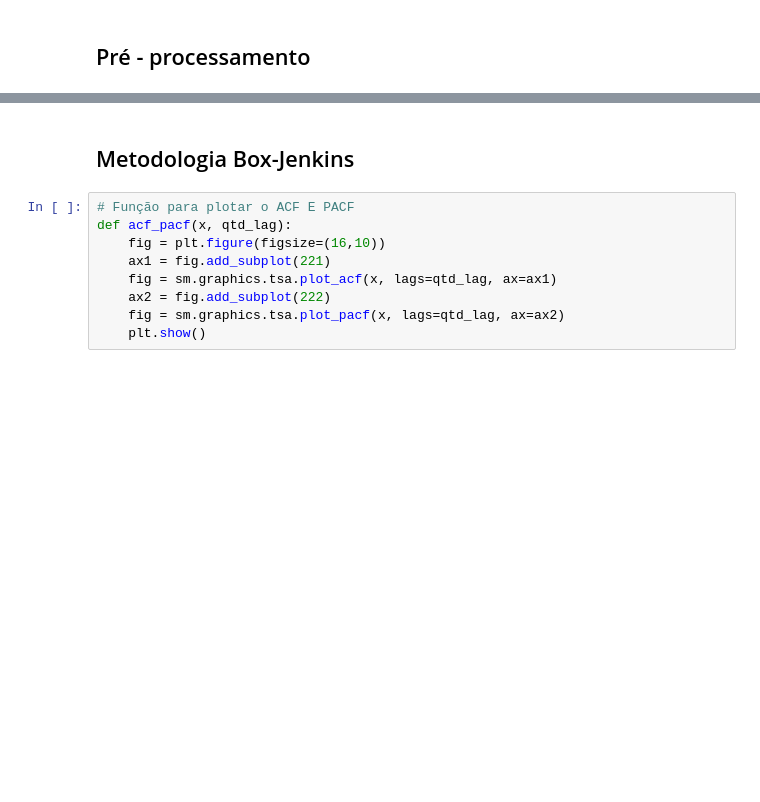
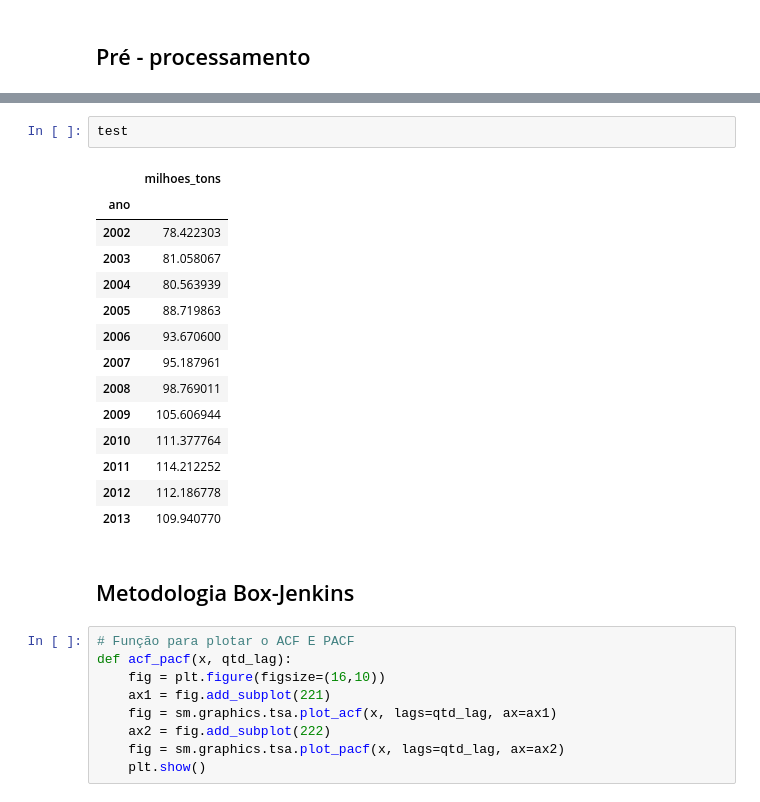
Before and after one commit to Fernandaqsouza/MBA_Forecasting, a Jupyter notebook: ProjetoFinal_OilProductionTonnes.ipynb, the cells around one changed output, grey strips where cells are left out. Drawn from its saved outputs; the diff is of its cells as text; blank space fills up the shorter version.

```diff
--- a/ProjetoFinal_OilProductionTonnes.ipynb
+++ b/ProjetoFinal_OilProductionTonnes.ipynb
@@ -286,3 +331,20 @@ Test: 12
+# %%
+test
+# %% [output]
+|  | milhoes_tons |
+| ano |  |
+| 2002 | 78.422303 |
+| 2003 | 81.058067 |
+| 2004 | 80.563939 |
+| 2005 | 88.719863 |
+| 2006 | 93.670600 |
+| 2007 | 95.187961 |
+| 2008 | 98.769011 |
+| 2009 | 105.606944 |
+| 2010 | 111.377764 |
+| 2011 | 114.212252 |
+| 2012 | 112.186778 |
+| 2013 | 109.940770 |
 # %% [markdown]
 ## Metodologia Box-Jenkins
 # %%
```
Also changed, not shown: parts of 55 cells of this notebook.
